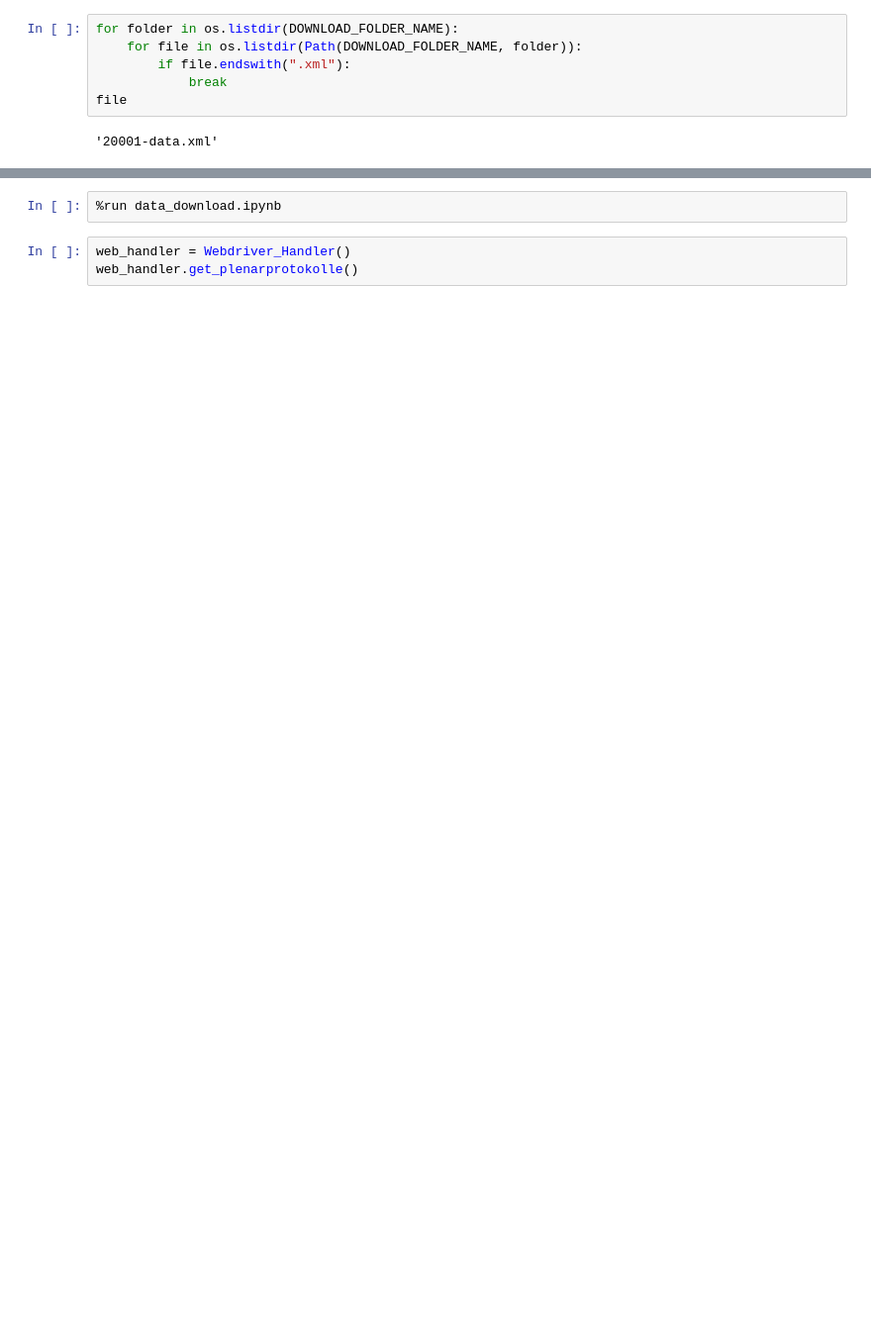
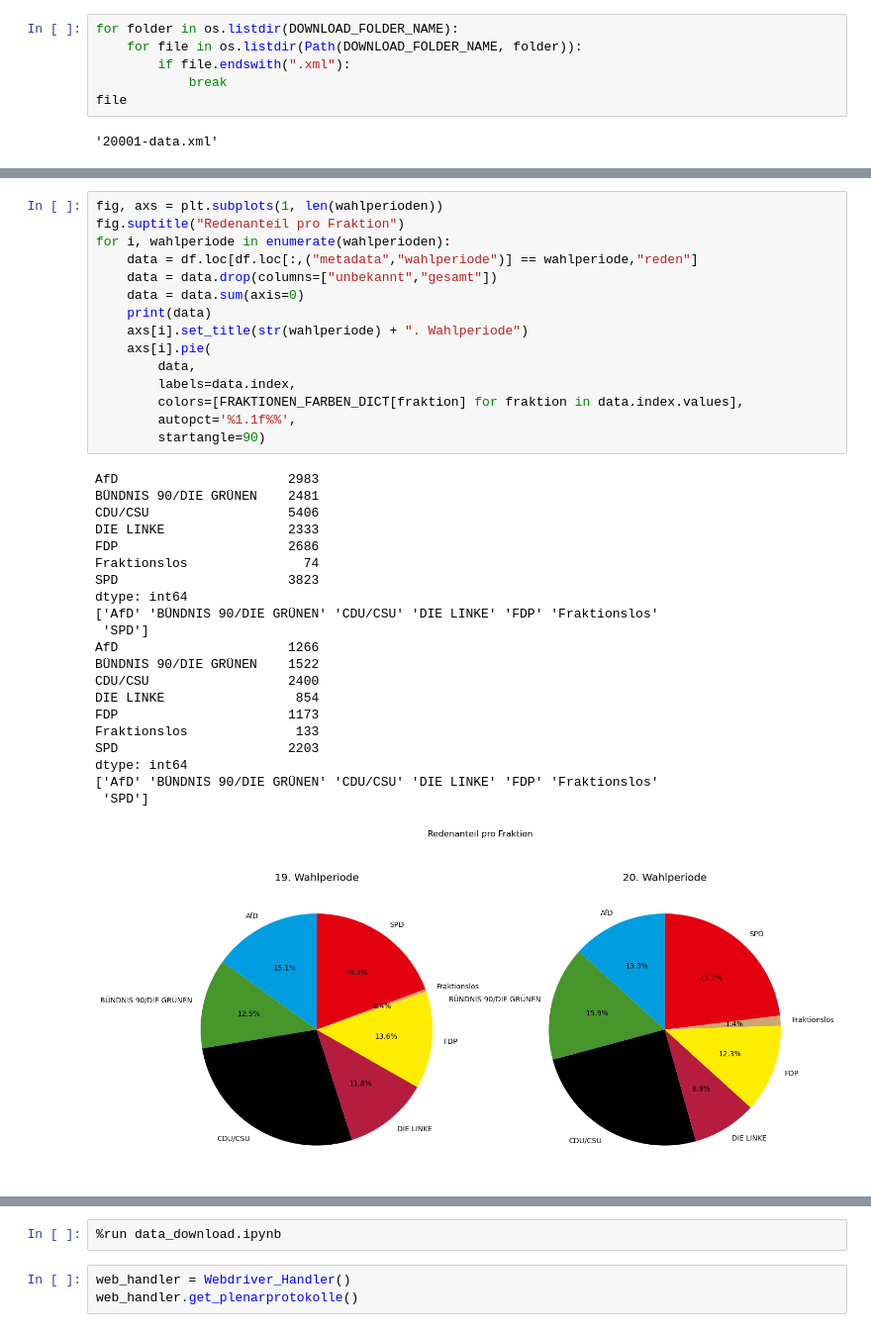
Before and after one commit to xTerradon/bundestag, a Jupyter notebook: main.ipynb, the cells around one changed output, grey strips where cells are left out. Shown at 99% size. Cells and saved outputs as stored; diff of their text form; blank space fills up the shorter version.

```diff
--- a/main.ipynb
+++ b/main.ipynb
@@ -101,0 +389,37 @@ Anzahl erfasste Sitzungen: 355
+# %%
+fig, axs = plt.subplots(1, len(wahlperioden))
+fig.suptitle("Redenanteil pro Fraktion")
+for i, wahlperiode in enumerate(wahlperioden):
+    data = df.loc[df.loc[:,("metadata","wahlperiode")] == wahlperiode,"reden"]
+    data = data.drop(columns=["unbekannt","gesamt"])
+    data = data.sum(axis=0)
+    print(data)
+    axs[i].set_title(str(wahlperiode) + ". Wahlperiode")
+    axs[i].pie(
+        data,
+        labels=data.index,
+        colors=[FRAKTIONEN_FARBEN_DICT[fraktion] for fraktion in data.index.values],
+        autopct='%1.1f%%',
+        startangle=90)
+# %% [output]
+AfD                      2983
+BÜNDNIS 90/DIE GRÜNEN    2481
+CDU/CSU                  5406
+DIE LINKE                2333
+FDP                      2686
+Fraktionslos               74
+SPD                      3823
+dtype: int64
+['AfD' 'BÜNDNIS 90/DIE GRÜNEN' 'CDU/CSU' 'DIE LINKE' 'FDP' 'Fraktionslos'
+ 'SPD']
+AfD                      1266
+BÜNDNIS 90/DIE GRÜNEN    1522
+CDU/CSU                  2400
+DIE LINKE                 854
+FDP                      1173
+Fraktionslos              133
+SPD                      2203
+dtype: int64
+['AfD' 'BÜNDNIS 90/DIE GRÜNEN' 'CDU/CSU' 'DIE LINKE' 'FDP' 'Fraktionslos'
+ 'SPD']
+[figure, added]
```
Also changed, not shown: parts of 14 cells of this notebook, 1 other file.
